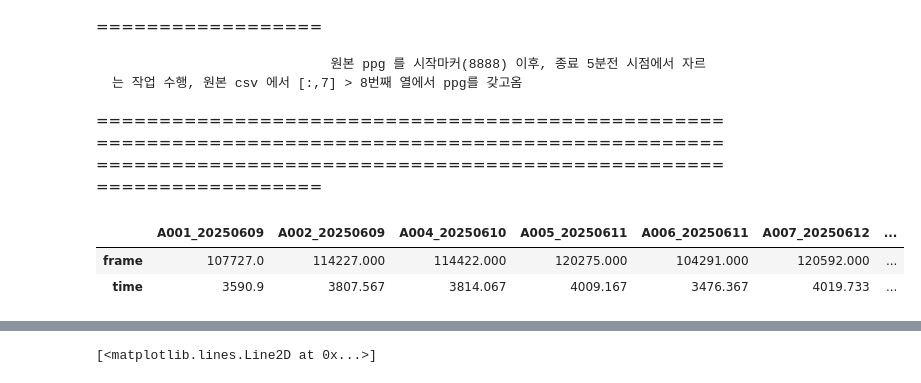
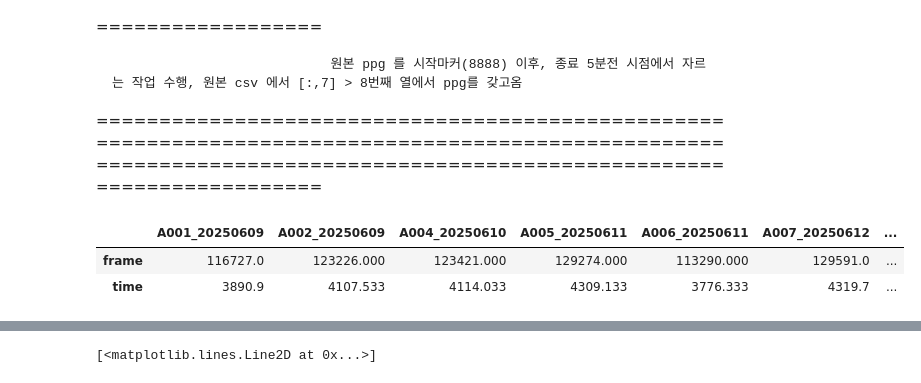
Before and after one commit to kkm2001-design/rppg, a Jupyter notebook: data/codes/final/cut_ppg_km.ipynb, the cells around one changed output, grey strips where cells are left out. Drawn from its saved outputs; the diff is of its cells as text; code cells hidden in the pictures.

```diff
--- a/data/codes/final/cut_ppg_km.ipynb
+++ b/data/codes/final/cut_ppg_km.ipynb
@@ -21,22 +21,23 @@ import pandas as pd
 # %%
 all_dicts = {}
 sub_dicts = {'frame' : 0 , 'time' : 0.0}
-video_dir = '/nasdata4/2yhy/rPPG_code/rPPG_datasets/raw_data/CNA_members/videos/' #비디오 원본
-people_video = sorted([f for f in os.listdir(video_dir)])
+video_dir = '/nasdata2/2yhy/CNA_ours_IRB/raw_frame_files/CNA_member_raw_frames'  #비디오 원본
+people_video = ['A001_20250609','A002_20250609','A004_20250610','A005_20250611','A006_20250611','A007_20250612','A008_20250612','B001_20250623',
+        'B002_20250623','B003_20250624','B004_20250624','B005_20250625','B008_20250627','C001_20250701','C002_20250703','C003_20250702']
 
 for i in range(len(people_video)) :
     subject_num = i
-    vp1 = os.path.join(video_dir,people_video[subject_num],'NIR') # 원본비디오루트
+    vp1 = os.path.join(video_dir,people_video[subject_num]) # 원본비디오루트
 
     sub_dicts['frame'] = (len(os.listdir(vp1)))
     sub_dicts['time'] = (np.round(np.array(len(os.listdir(vp1))/30),3))
     all_dicts[people_video[subject_num]]= sub_dicts
     sub_dicts = {'frame' : 0 , 'time' : 0.0}
 
 df_vd = pd.DataFrame(all_dicts)
 display(df_vd)
 # %% [output]
 |  | A001_20250609 | A002_20250609 | A004_20250610 | A005_20250611 | A006_20250611 | A007_20250612 | ... |
-| frame | 107727.0 | 114227.000 | 114422.000 | 120275.000 | 104291.000 | 120592.000 | ... |
-| time | 3590.9 | 3807.567 | 3814.067 | 4009.167 | 3476.367 | 4019.733 | ... |
+| frame | 116727.0 | 123226.000 | 123421.000 | 129274.000 | 113290.000 | 129591.0 | ... |
+| time | 3890.9 | 4107.533 | 4114.033 | 4309.133 | 3776.333 | 4319.7 | ... |
 # %%
```
Also changed, not shown: parts of 1 cell of this notebook, 2 other files.
